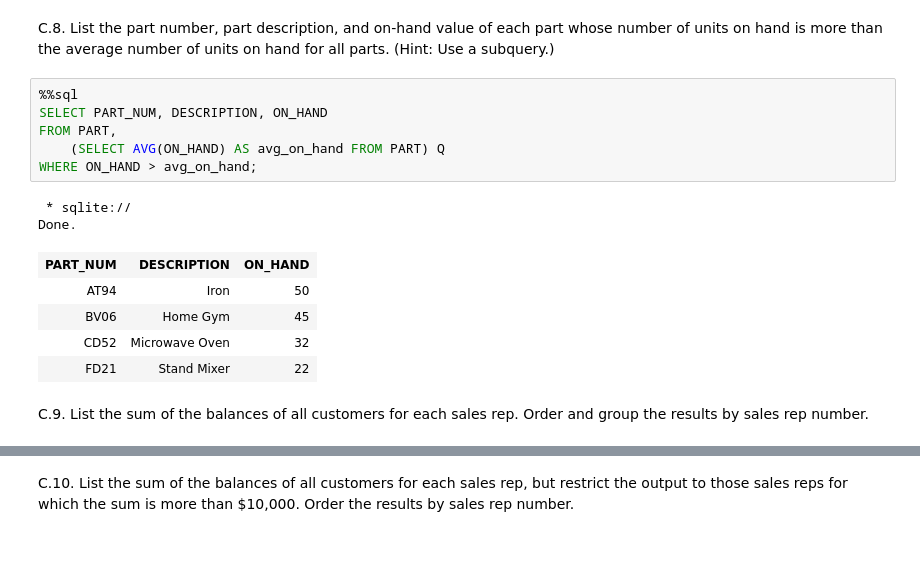
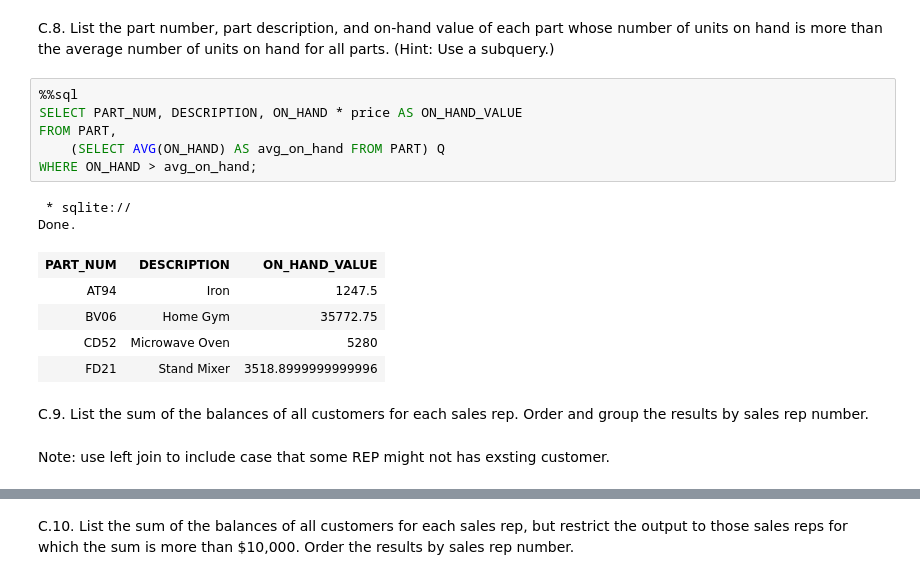
Before and after one commit to sni13/rsm312-businessAnalytics, a Jupyter notebook: Assignment.ipynb, the cells around one changed output, grey strips where cells are left out. Drawn from its saved outputs; the diff is of its cells as text; blank space fills up the shorter version.

Commit message:
edited part a c d

```diff
--- a/Assignment.ipynb
+++ b/Assignment.ipynb
@@ -856,19 +851,21 @@ Done.
 C.8. List the part number, part description, and on-hand value of each part whose number of units on hand is more than the average number of units on hand for all parts. (Hint: Use a subquery.)
 # %%
 %%sql
-SELECT PART_NUM, DESCRIPTION, ON_HAND
+SELECT PART_NUM, DESCRIPTION, ON_HAND * price AS ON_HAND_VALUE
 FROM PART,
     (SELECT AVG(ON_HAND) AS avg_on_hand FROM PART) Q
 WHERE ON_HAND > avg_on_hand;
 # %% [output]
  * sqlite://
 Done.
-| PART_NUM | DESCRIPTION | ON_HAND |
-| AT94 | Iron | 50 |
-| BV06 | Home Gym | 45 |
-| CD52 | Microwave Oven | 32 |
-| FD21 | Stand Mixer | 22 |
+| PART_NUM | DESCRIPTION | ON_HAND_VALUE |
+| AT94 | Iron | 1247.5 |
+| BV06 | Home Gym | 35772.75 |
+| CD52 | Microwave Oven | 5280 |
+| FD21 | Stand Mixer | 3518.8999999999996 |
 # %% [markdown]
 C.9. List the sum of the balances of all customers for each sales rep. Order and group the results by sales rep number.
+# %% [markdown]
+Note: use left join to include case that some REP might not has exsting customer.
 # %%
 %%sql
```
Also changed, not shown: parts of 10 cells of this notebook.
